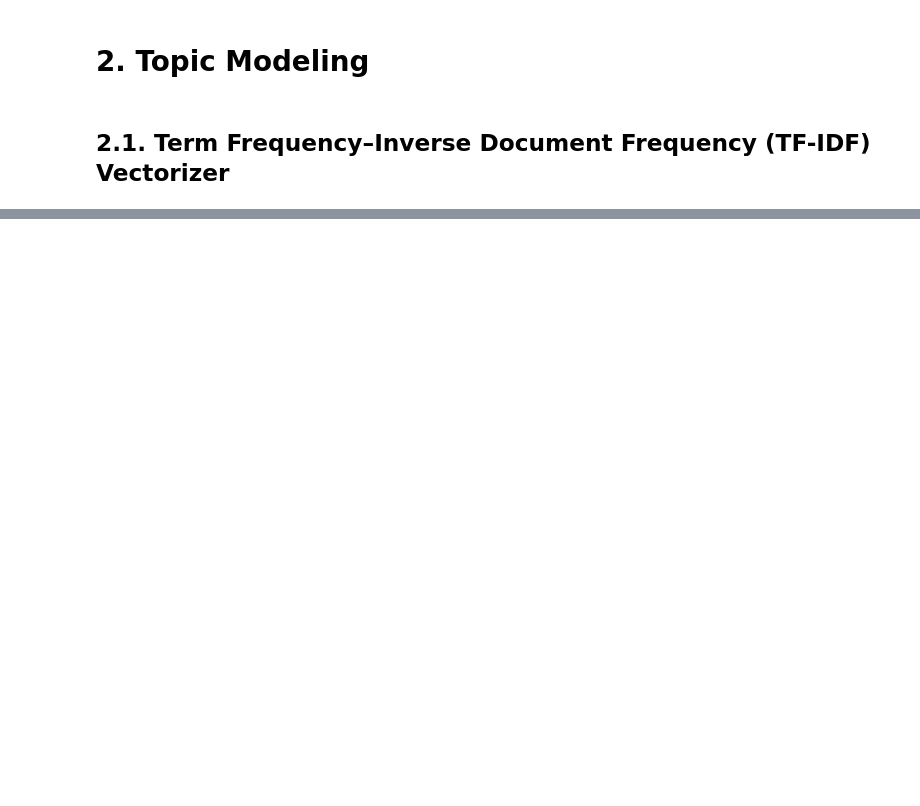
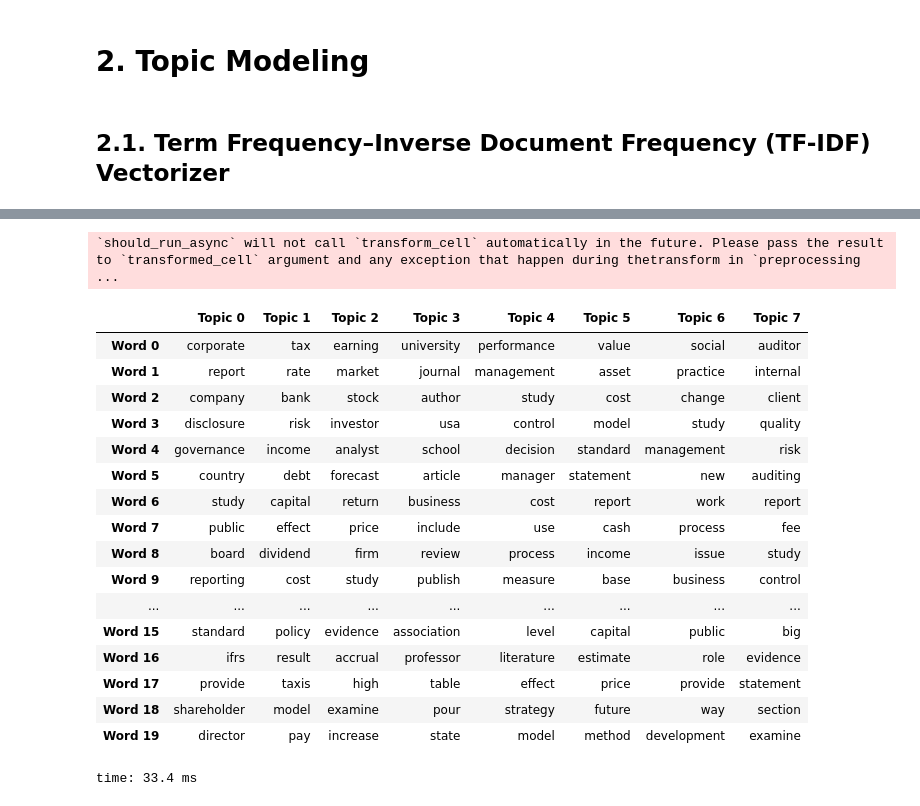
Before and after one commit to TUM-IDP-WS-20/nlp-examples, a Jupyter notebook: Milestone_1_W_Relevant_Data.ipynb, the cells around one changed output, grey strips where cells are left out. Drawn from its saved outputs; the diff is of its cells as text; code cells hidden in the pictures; blank space fills up the shorter version.

```diff
--- a/Milestone_1_W_Relevant_Data.ipynb
+++ b/Milestone_1_W_Relevant_Data.ipynb
@@ -259,0 +313,3 @@ time: 58.5 s
+# %%
+dt3c.reset_index(drop=True, inplace=True)
+dt3c.info()
@@ -380,0 +453,25 @@ time: 15.6 s
+# %%
+df_topic_keywords = pd.DataFrame(topic_keywords)
+df_topic_keywords.columns = ['Word '+str(i) for i in range(df_topic_keywords.shape[1])]
+df_topic_keywords.index = ['Topic '+str(i) for i in range(df_topic_keywords.shape[0])]
+df_topic_keywords.T
+# %% [output]
+`should_run_async` will not call `transform_cell` automatically in the future. Please pass the result to `transformed_cell` argument and any exception that happen during thetransform in `preprocessing ...
+|  | Topic 0 | Topic 1 | Topic 2 | Topic 3 | Topic 4 | Topic 5 | Topic 6 | Topic 7 |
+| Word 0 | corporate | tax | earning | university | performance | value | social | auditor |
+| Word 1 | report | rate | market | journal | management | asset | practice | internal |
+| Word 2 | company | bank | stock | author | study | cost | change | client |
+| Word 3 | disclosure | risk | investor | usa | control | model | study | quality |
+| Word 4 | governance | income | analyst | school | decision | standard | management | risk |
+| Word 5 | country | debt | forecast | article | manager | statement | new | auditing |
+| Word 6 | study | capital | return | business | cost | report | work | report |
+| Word 7 | public | effect | price | include | use | cash | process | fee |
+| Word 8 | board | dividend | firm | review | process | income | issue | study |
+| Word 9 | reporting | cost | study | publish | measure | base | business | control |
+| ... | ... | ... | ... | ... | ... | ... | ... | ... |
+| Word 15 | standard | policy | evidence | association | level | capital | public | big |
+| Word 16 | ifrs | result | accrual | professor | literature | estimate | role | evidence |
+| Word 17 | provide | taxis | high | table | effect | price | provide | statement |
+| Word 18 | shareholder | model | examine | pour | strategy | future | way | section |
+| Word 19 | director | pay | increase | state | model | method | development | examine |
+time: 33.4 ms
```
Also changed, not shown: parts of 29 cells of this notebook, 1 other file.
